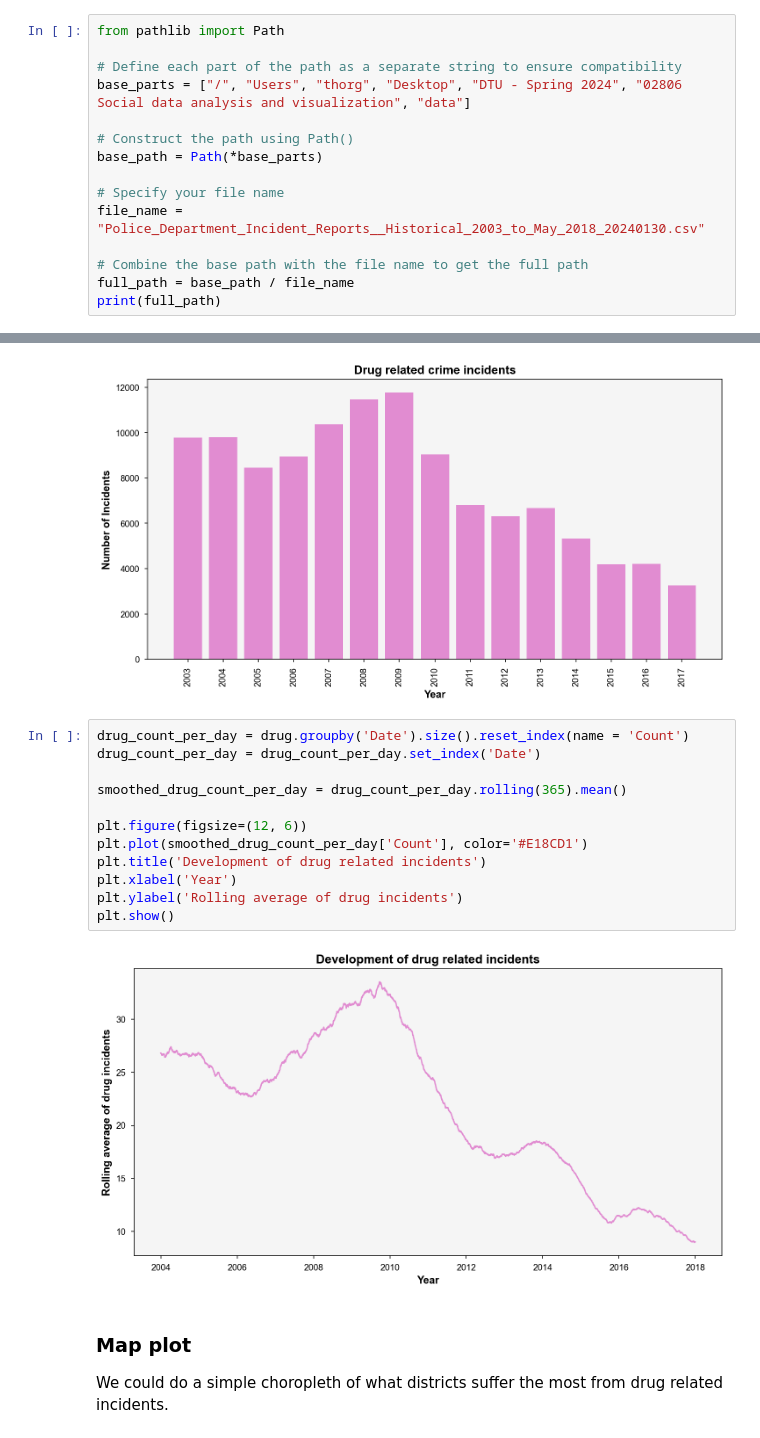
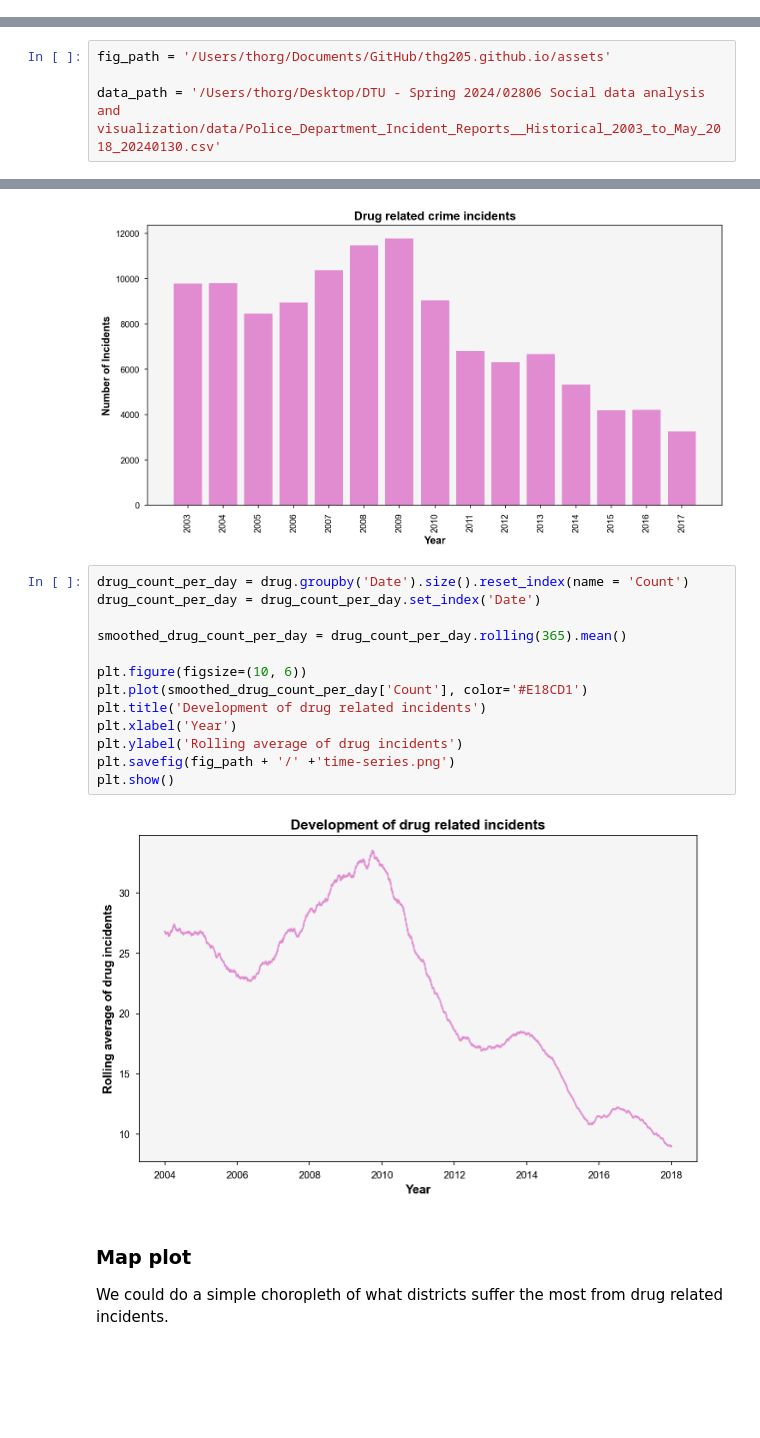
Before and after one commit to thg205/thg205.github.io, a Jupyter notebook: Week8.ipynb, the cells around one changed output, grey strips where cells are left out. Saved outputs shown, nothing was run; the diff lists cells and outputs as text; blank space fills up the shorter version.

```diff
--- a/Week8.ipynb
+++ b/Week8.ipynb
@@ -47,18 +47,3 @@ Trends discovered:
 * DRUG/NARCOTIC downward trend! Can be shown with a time series or a bar chart (which one should we choose?)
 # %% [markdown]
 ### Pre-processing, importing packages and setting the style of the plots
-# %%
-from pathlib import Path
-
-# Define each part of the path as a separate string to ensure compatibility
-base_parts = ["/", "Users", "thorg", "Desktop", "DTU - Spring 2024", "02806 Social data analysis and visualization", "data"]
-
-# Construct the path using Path()
-base_path = Path(*base_parts)
-
-# Specify your file name
-file_name = "Police_Department_Incident_Reports__Historical_2003_to_May_2018_20240130.csv"
-
-# Combine the base path with the file name to get the full path
-full_path = base_path / file_name
-print(full_path)
@@ -67,3 +50,7 @@ print(full_path)
+# %%
+fig_path = '/Users/thorg/Documents/GitHub/thg205.github.io/assets'
+
+data_path = '/Users/thorg/Desktop/DTU - Spring 2024/02806 Social data analysis and visualization/data/Police_Department_Incident_Reports__Historical_2003_to_May_2018_20240130.csv'
 # %%
 import pandas as pd
 pd.set_option('display.max_columns', None)
@@ -140,17 +127,18 @@ plt.show()
 # %%
 drug_count_per_day = drug.groupby('Date').size().reset_index(name = 'Count')
 drug_count_per_day = drug_count_per_day.set_index('Date')
 
 smoothed_drug_count_per_day = drug_count_per_day.rolling(365).mean()
 
-plt.figure(figsize=(12, 6))
+plt.figure(figsize=(10, 6))
 plt.plot(smoothed_drug_count_per_day['Count'], color='#E18CD1')
 plt.title('Development of drug related incidents')
 plt.xlabel('Year')
 plt.ylabel('Rolling average of drug incidents')
+plt.savefig(fig_path + '/' +'time-series.png')
 plt.show()
 # %% [output]
-[figure, old version]
+[figure, new version]
 # %% [markdown]
 ### Map plot
 We could do a simple choropleth of what districts suffer the most from drug related incidents.
```
Also changed, not shown: parts of 1 cell of this notebook, 4 other files.
